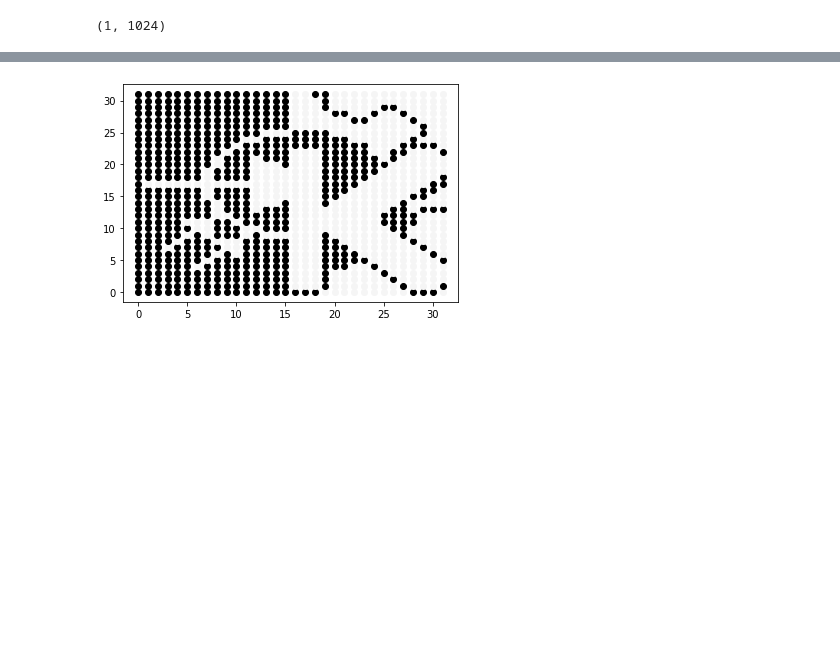
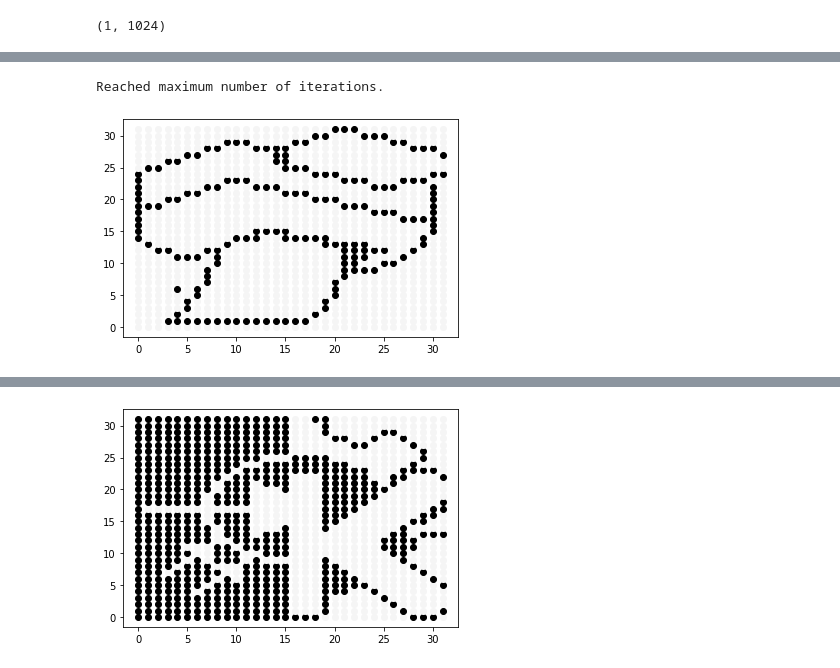
Before and after one commit to mattiasgullstrand/ANN_lab1, a Jupyter notebook: Assignment 3/exercise_3.1.ipynb, the cells around one changed output, grey strips where cells are left out. Cells and saved outputs as stored; diff of their text form; code cells hidden in the pictures; blank space fills up the shorter version.

```diff
--- a/Assignment 3/exercise_3.1.ipynb
+++ b/Assignment 3/exercise_3.1.ipynb
@@ -255,3 +283,8 @@ X.shape
 # %%
 hop_net = Hopfield_Net(X)
+# %%
+disp_pic(hop_net.net_out(p10))
+# %% [output]
+Reached maximum number of iterations.
+[figure, added]
 # %%
```
Also changed, not shown: parts of 39 cells of this notebook.
